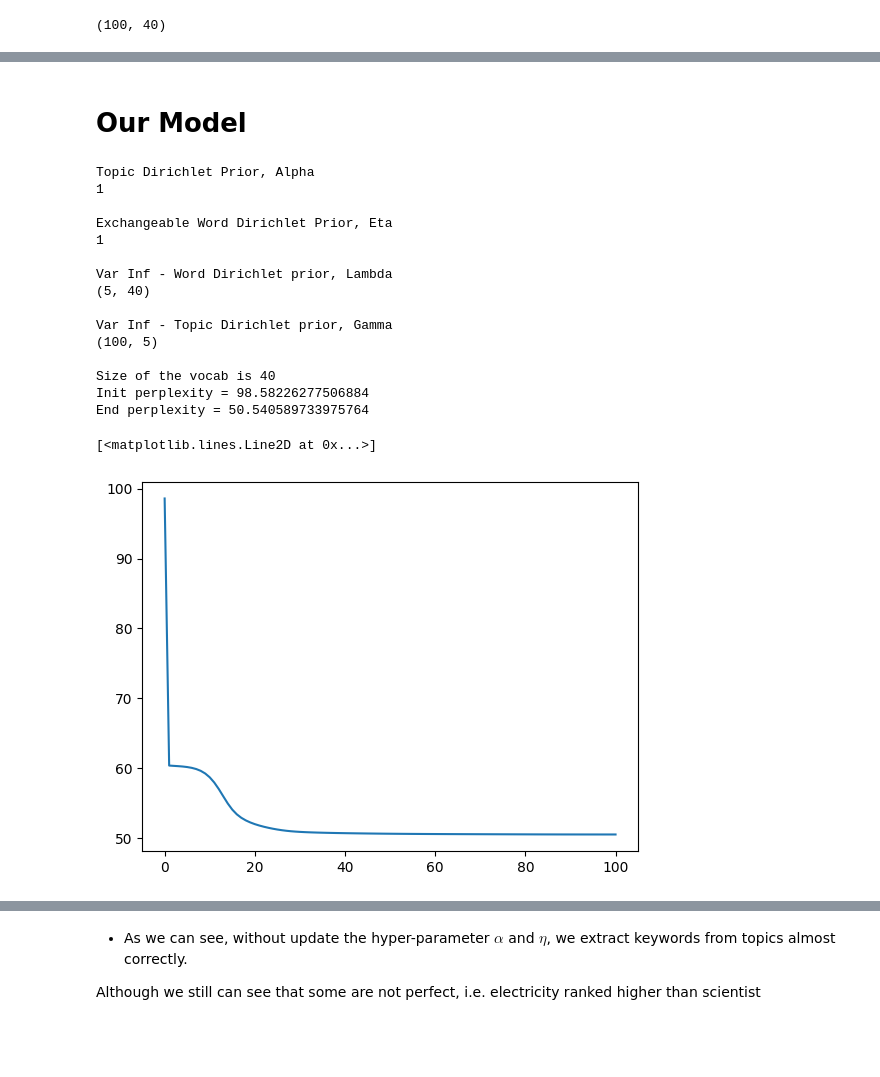
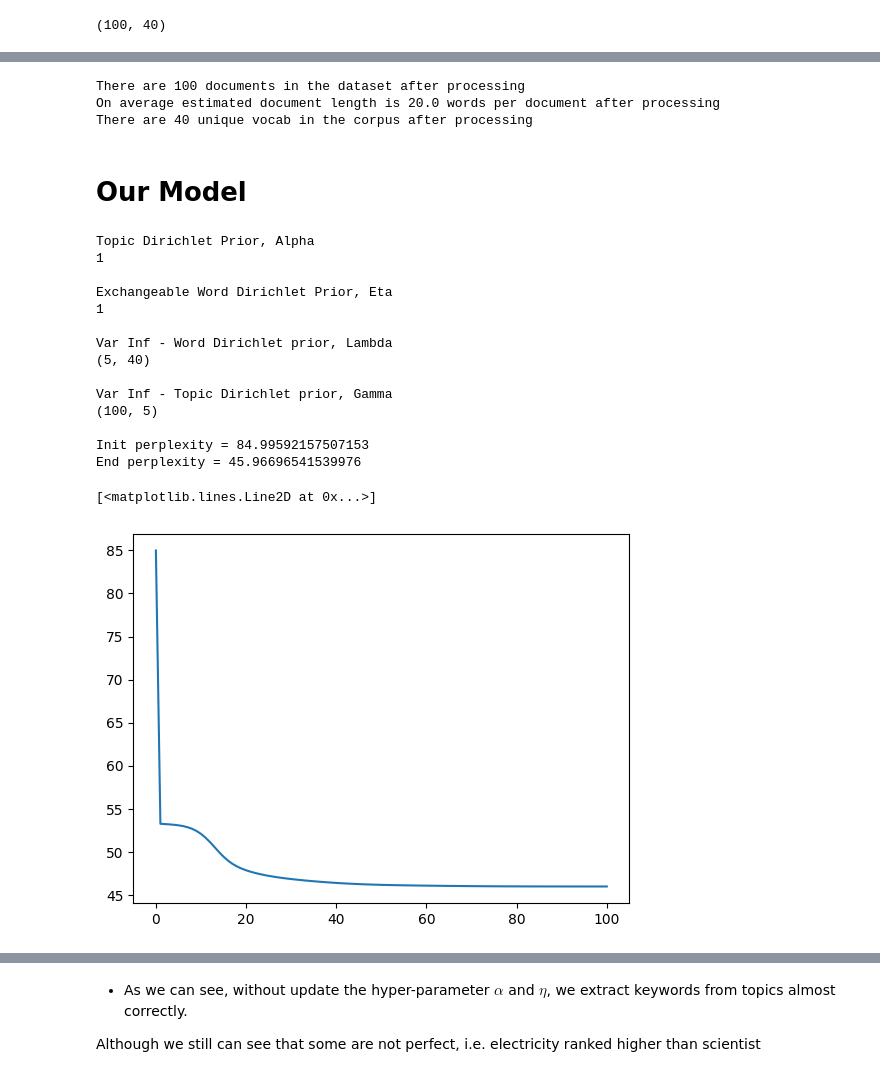
Before and after one commit to RobbenRibery/TuoTuo, a Jupyter notebook: notebook/Our Model vs SKLearn.ipynb, the cells around one changed output, grey strips where cells are left out. Saved outputs shown, nothing was run; the diff lists cells and outputs as text; code cells hidden in the pictures; blank space fills up the shorter version.

```diff
--- a/notebook/Our Model vs SKLearn.ipynb
+++ b/notebook/Our Model vs SKLearn.ipynb
@@ -109,40 +164,39 @@ doc_vocab_count_df
 100 rows × 40 columns
+# %%
+train_docs = Document(docs)
+# %% [output]
+There are 100 documents in the dataset after processing
+On average estimated document length is 20.0 words per document after processing
+There are 40 unique vocab in the corpus after processing
 # %% [markdown]
 # Our Model
 # %%
 lda = LDASmoothed(
-    docs = result['documents'],
     num_topics = 5,
-    word_ct_dict = result['vocab_doc_count_dict'],
-    num_doc_population = 100,
-    word_ct_array = result['vocab_doc_count_array'],
 )
-print(f'Size of the vocab is {lda.V}')
-lambda_init = lda._lambda_
 
-perplexes = lda.partial_fit(
-    X = doc_vocab_count,
+perplexes = lda.fit(
+    train_doc= train_docs,
     sampling= False,
     verbose=True,
     return_perplexities=True,
 )
 
 plt.plot(perplexes)
 # %% [output]
 Topic Dirichlet Prior, Alpha
 1
 
 Exchangeable Word Dirichlet Prior, Eta
 1
 
 Var Inf - Word Dirichlet prior, Lambda
 (5, 40)
 
 Var Inf - Topic Dirichlet prior, Gamma
 (100, 5)
 
-Size of the vocab is 40
-Init perplexity = 98.58226277506884
-End perplexity = 50.540589733975764
+Init perplexity = 84.99592157507153
+End perplexity = 45.96696541539976
 [<matplotlib.lines.Line2D at 0x...>]
-[figure, old version]
+[figure, new version]
```
Also changed, not shown: parts of 14 cells of this notebook, 5 other files.
